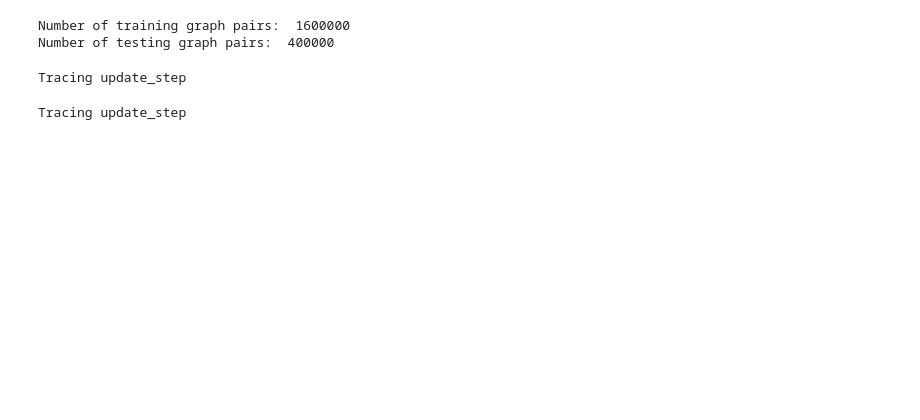
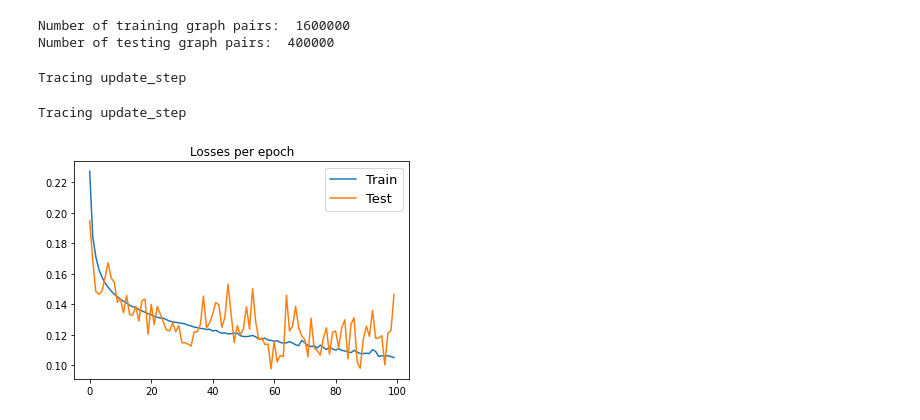
Before and after one commit to mariel-pettee/LCStudies, a Jupyter notebook: classifier/gnn_ming.ipynb, the cells around one changed output. Cells and saved outputs as stored; diff of their text form; code cells hidden in the pictures; blank space fills up the shorter version.

Commit message:
loss graphs for old arch and simplified arch

```diff
--- a/classifier/gnn_ming.ipynb
+++ b/classifier/gnn_ming.ipynb
@@ -633,6 +636,13 @@ with open("log.txt", "a") as log:
 # %% [output]
 Tracing update_step
 Tracing update_step
+# %%
+plt.plot(losses_tr, label="Train")
+plt.plot(losses_test, label="Test")
+plt.legend()
+plt.title("Losses per epoch");
+# %% [output]
+[figure, added]
 # %%
 plt.plot(losses_tr, label="Train")
 plt.plot(losses_test, label="Test")
```
Also changed, not shown: parts of 18 cells of this notebook.
